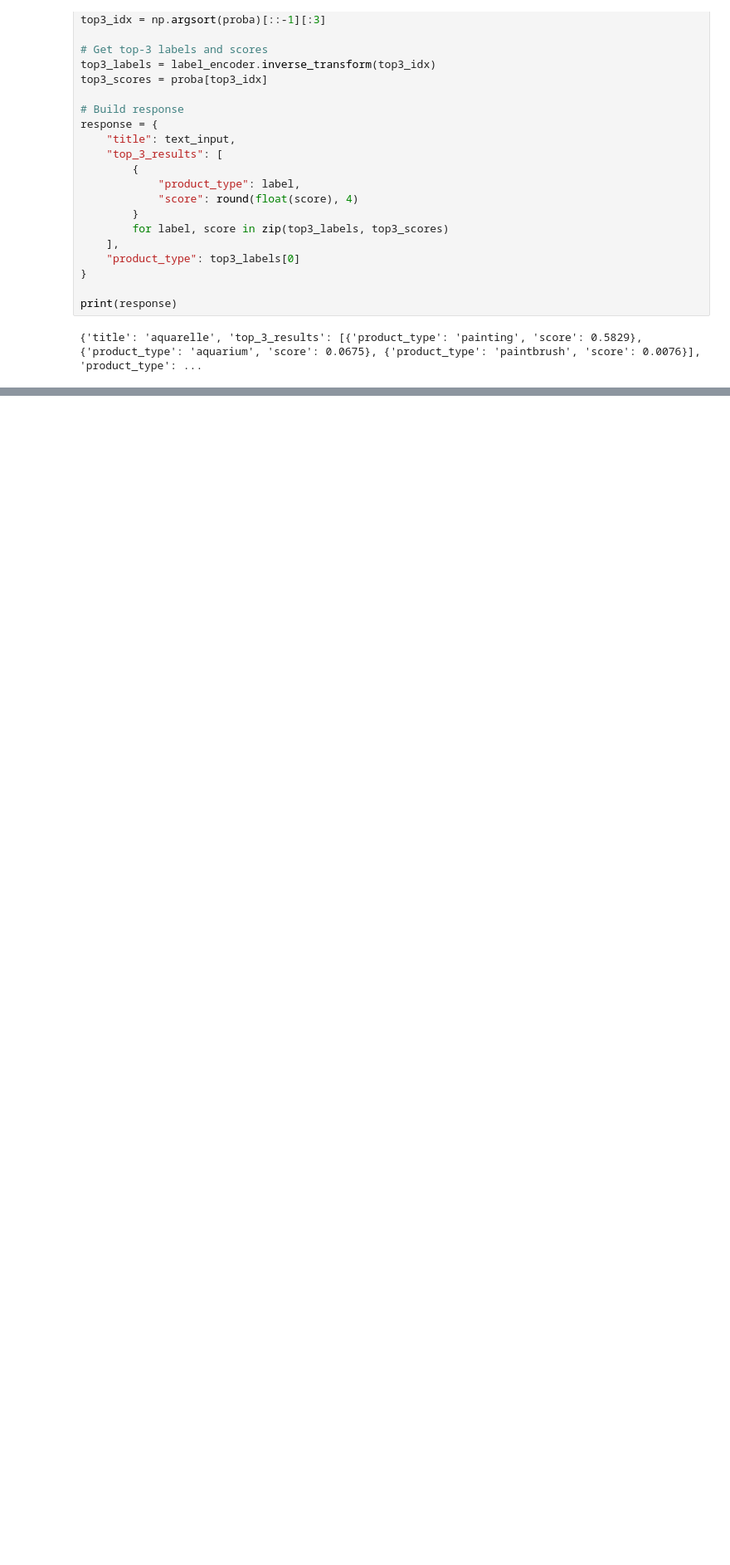
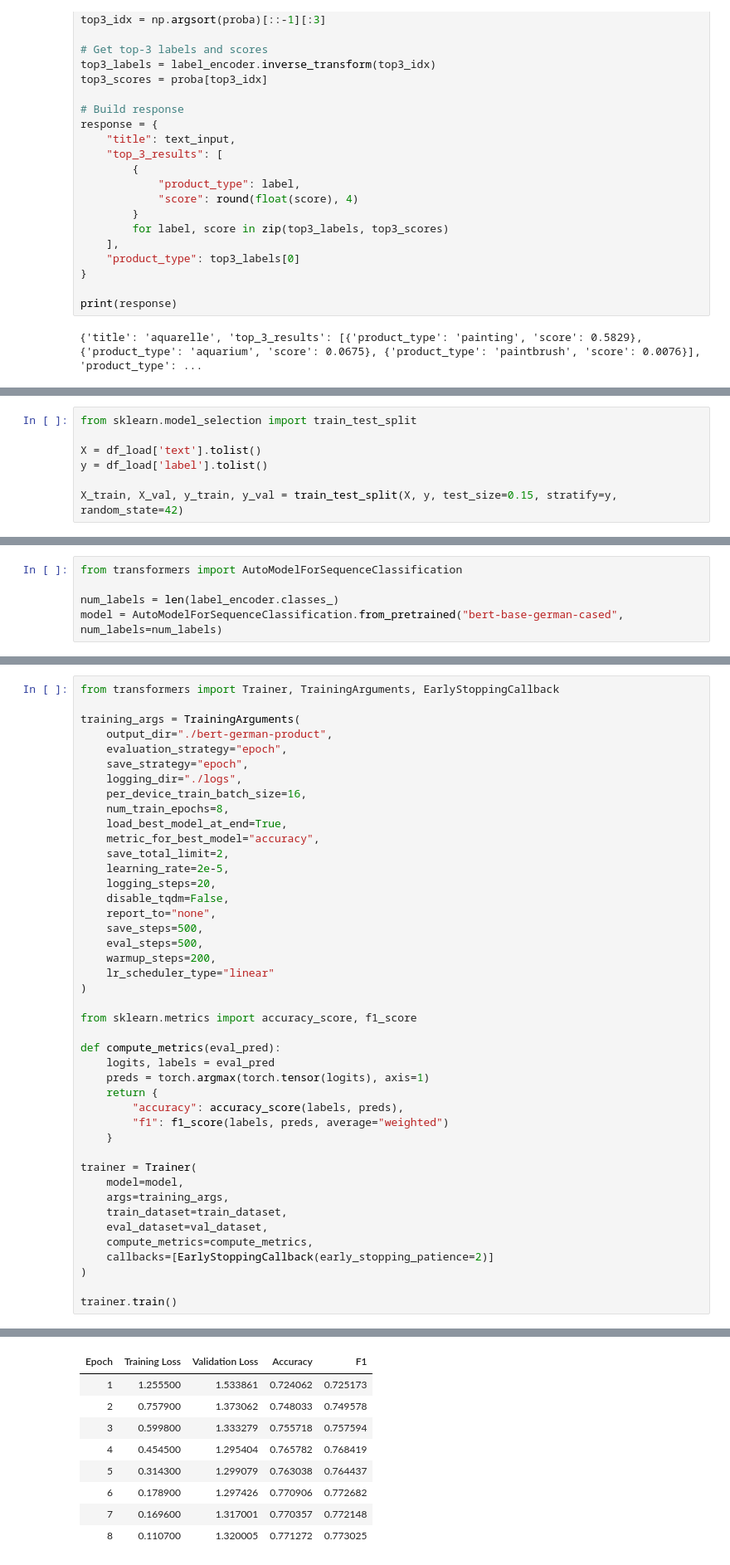
Before and after one commit to dariaberd/di-interview-product-classifier, a Jupyter notebook: training/training.ipynb, the cells around one changed output, grey strips where cells are left out. Shown: that part at 83% size. Cells and saved outputs as stored; diff of their text form; blank space fills up the shorter version.

```diff
--- a/training/training.ipynb
+++ b/training/training.ipynb
@@ -563,0 +571,7 @@ print(response)
+# %%
+from sklearn.model_selection import train_test_split
+
+X = df_load['text'].tolist()
+y = df_load['label'].tolist()
+
+X_train, X_val, y_train, y_val = train_test_split(X, y, test_size=0.15, stratify=y, random_state=42)
@@ -563,0 +600,5 @@ print(response)
+# %%
+from transformers import AutoModelForSequenceClassification
+
+num_labels = len(label_encoder.classes_)
+model = AutoModelForSequenceClassification.from_pretrained("bert-base-german-cased", num_labels=num_labels)
@@ -563,0 +608,44 @@ print(response)
+# %%
+from transformers import Trainer, TrainingArguments, EarlyStoppingCallback
+
+training_args = TrainingArguments(
+    output_dir="./bert-german-product",
+    evaluation_strategy="epoch",
+    save_strategy="epoch",
+    logging_dir="./logs",
+    per_device_train_batch_size=16,
+    num_train_epochs=8,
+    load_best_model_at_end=True,
+    metric_for_best_model="accuracy",
+    save_total_limit=2,
+    learning_rate=2e-5,
+    logging_steps=20,
+    disable_tqdm=False,
+    report_to="none",
+    save_steps=500,
+    eval_steps=500,
+    warmup_steps=200,
+    lr_scheduler_type="linear"
+)
+
+from sklearn.metrics import accuracy_score, f1_score
+
+def compute_metrics(eval_pred):
+    logits, labels = eval_pred
+    preds = torch.argmax(torch.tensor(logits), axis=1)
+    return {
+        "accuracy": accuracy_score(labels, preds),
+        "f1": f1_score(labels, preds, average="weighted")
+    }
+
+trainer = Trainer(
+    model=model,
+    args=training_args,
+    train_dataset=train_dataset,
+    eval_dataset=val_dataset,
+    compute_metrics=compute_metrics,
+    callbacks=[EarlyStoppingCallback(early_stopping_patience=2)]
+)
+
+trainer.train()
+# %% [output]
@@ -563,0 +653,9 @@ print(response)
+| Epoch | Training Loss | Validation Loss | Accuracy | F1 |
+| 1 | 1.255500 | 1.533861 | 0.724062 | 0.725173 |
+| 2 | 0.757900 | 1.373062 | 0.748033 | 0.749578 |
+| 3 | 0.599800 | 1.333279 | 0.755718 | 0.757594 |
+| 4 | 0.454500 | 1.295404 | 0.765782 | 0.768419 |
+| 5 | 0.314300 | 1.299079 | 0.763038 | 0.764437 |
+| 6 | 0.178900 | 1.297426 | 0.770906 | 0.772682 |
+| 7 | 0.169600 | 1.317001 | 0.770357 | 0.772148 |
+| 8 | 0.110700 | 1.320005 | 0.771272 | 0.773025 |
```
Also changed, not shown: parts of 5 cells of this notebook, 1 other file.
